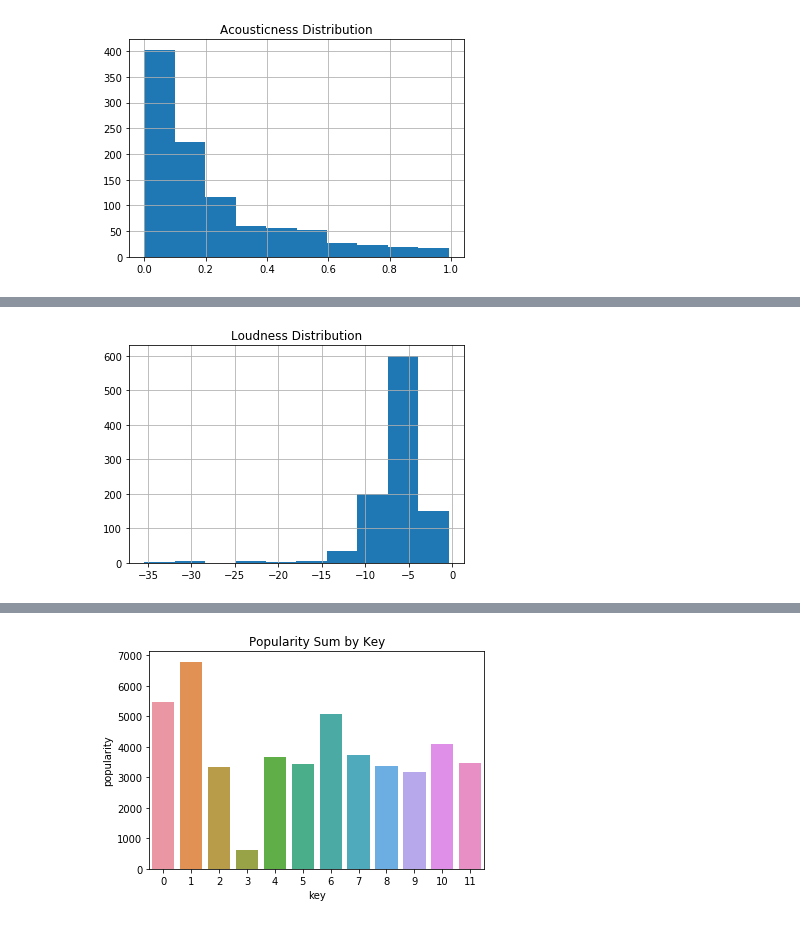
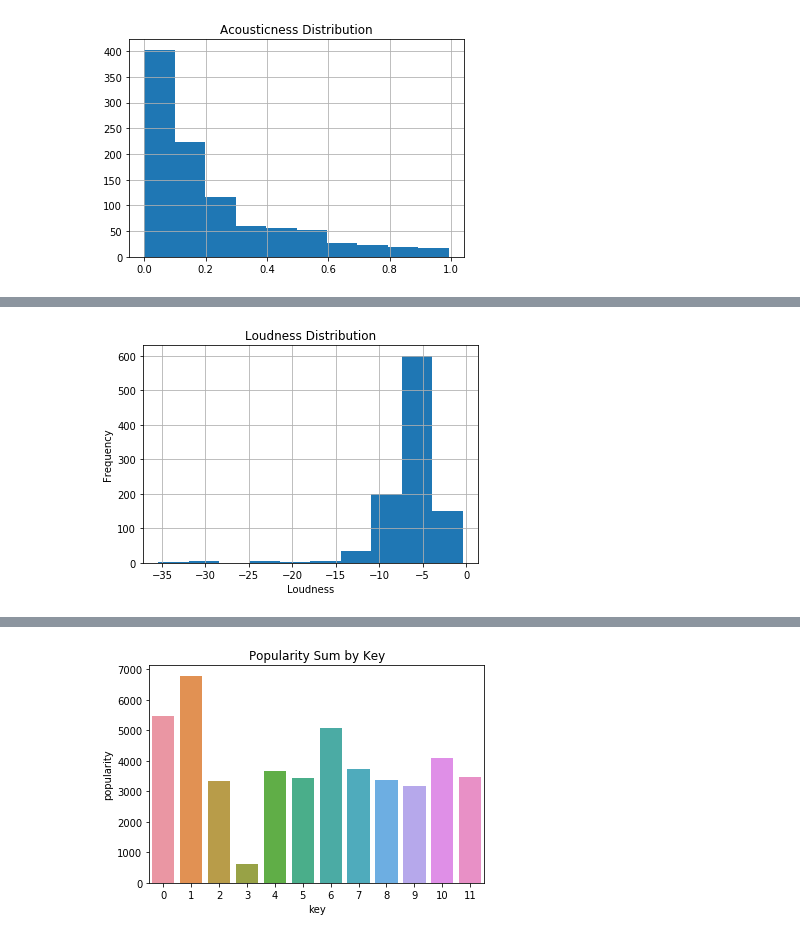
Before and after one commit to ipatel467/Spotify-Project, a Jupyter notebook: Spotify.ipynb, the cells around one changed output, grey strips where cells are left out. Cells and saved outputs as stored; diff of their text form; code cells hidden in the pictures.

```diff
--- a/Spotify.ipynb
+++ b/Spotify.ipynb
@@ -211,5 +216,7 @@ plt.title('Liveness Distribution');
 # %%
 full_df['loudness'].hist()
 plt.title('Loudness Distribution');
+plt.xlabel('Loudness')
+plt.ylabel('Frequency');
 # %% [output]
-[figure, old version]
+[figure, new version]
```
Also changed, not shown: parts of 13 cells of this notebook.
